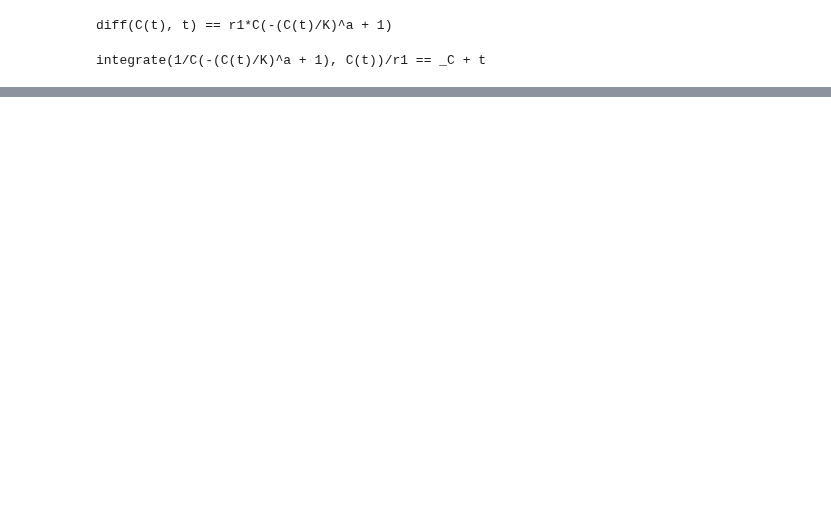
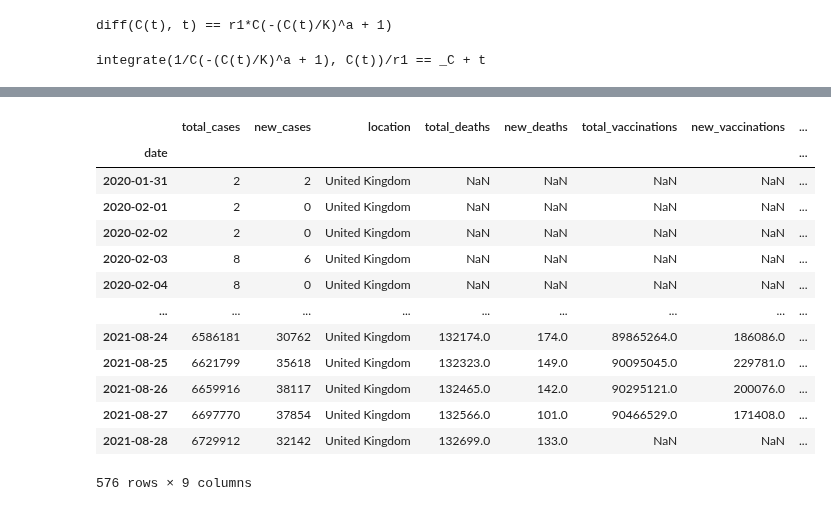
Before and after one commit to fccoelho/Modelagem-Matematica-IV, a Jupyter notebook: Planilhas Sage/Suplemento 3 - o Modelo de Richards.ipynb, the cells around one changed output, grey strips where cells are left out. Cells and saved outputs as stored; diff of their text form; code cells hidden in the pictures; blank space fills up the shorter version.

```diff
--- a/Planilhas Sage/Suplemento 3 - o Modelo de Richards.ipynb
+++ b/Planilhas Sage/Suplemento 3 - o Modelo de Richards.ipynb
@@ -79,0 +102,20 @@ Na prática podemos igualar $L$ ao tamanho final da epidemia, e $t_j$ ao ponto d
+# %%
+ukd = pd.read_csv('UK_covid.csv')
+ukd['date'] = pd.to_datetime(ukd.date)
+ukd.set_index('date', inplace=True)
+ukd
+# %% [output]
+|  | total_cases | new_cases | location | total_deaths | new_deaths | total_vaccinations | new_vaccinations | ... |
+| date |  |  |  |  |  |  |  | ... |
+| 2020-01-31 | 2 | 2 | United Kingdom | NaN | NaN | NaN | NaN | ... |
+| 2020-02-01 | 2 | 0 | United Kingdom | NaN | NaN | NaN | NaN | ... |
+| 2020-02-02 | 2 | 0 | United Kingdom | NaN | NaN | NaN | NaN | ... |
+| 2020-02-03 | 8 | 6 | United Kingdom | NaN | NaN | NaN | NaN | ... |
+| 2020-02-04 | 8 | 0 | United Kingdom | NaN | NaN | NaN | NaN | ... |
+| ... | ... | ... | ... | ... | ... | ... | ... | ... |
+| 2021-08-24 | 6586181 | 30762 | United Kingdom | 132174.0 | 174.0 | 89865264.0 | 186086.0 | ... |
+| 2021-08-25 | 6621799 | 35618 | United Kingdom | 132323.0 | 149.0 | 90095045.0 | 229781.0 | ... |
+| 2021-08-26 | 6659916 | 38117 | United Kingdom | 132465.0 | 142.0 | 90295121.0 | 200076.0 | ... |
+| 2021-08-27 | 6697770 | 37854 | United Kingdom | 132566.0 | 101.0 | 90466529.0 | 171408.0 | ... |
+| 2021-08-28 | 6729912 | 32142 | United Kingdom | 132699.0 | 133.0 | NaN | NaN | ... |
+576 rows × 9 columns
```
Also changed, not shown: parts of 16 cells of this notebook, 1 other file.
